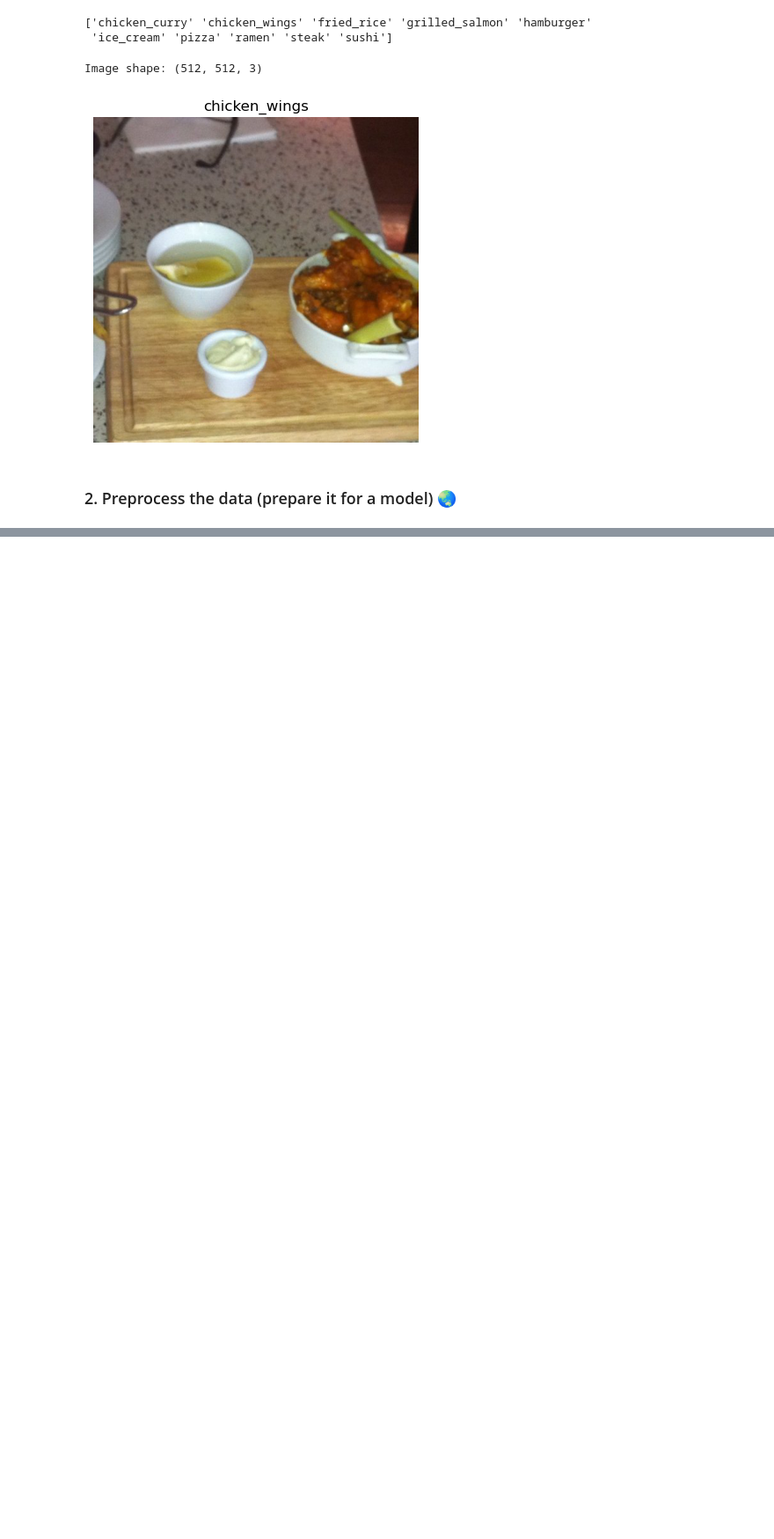
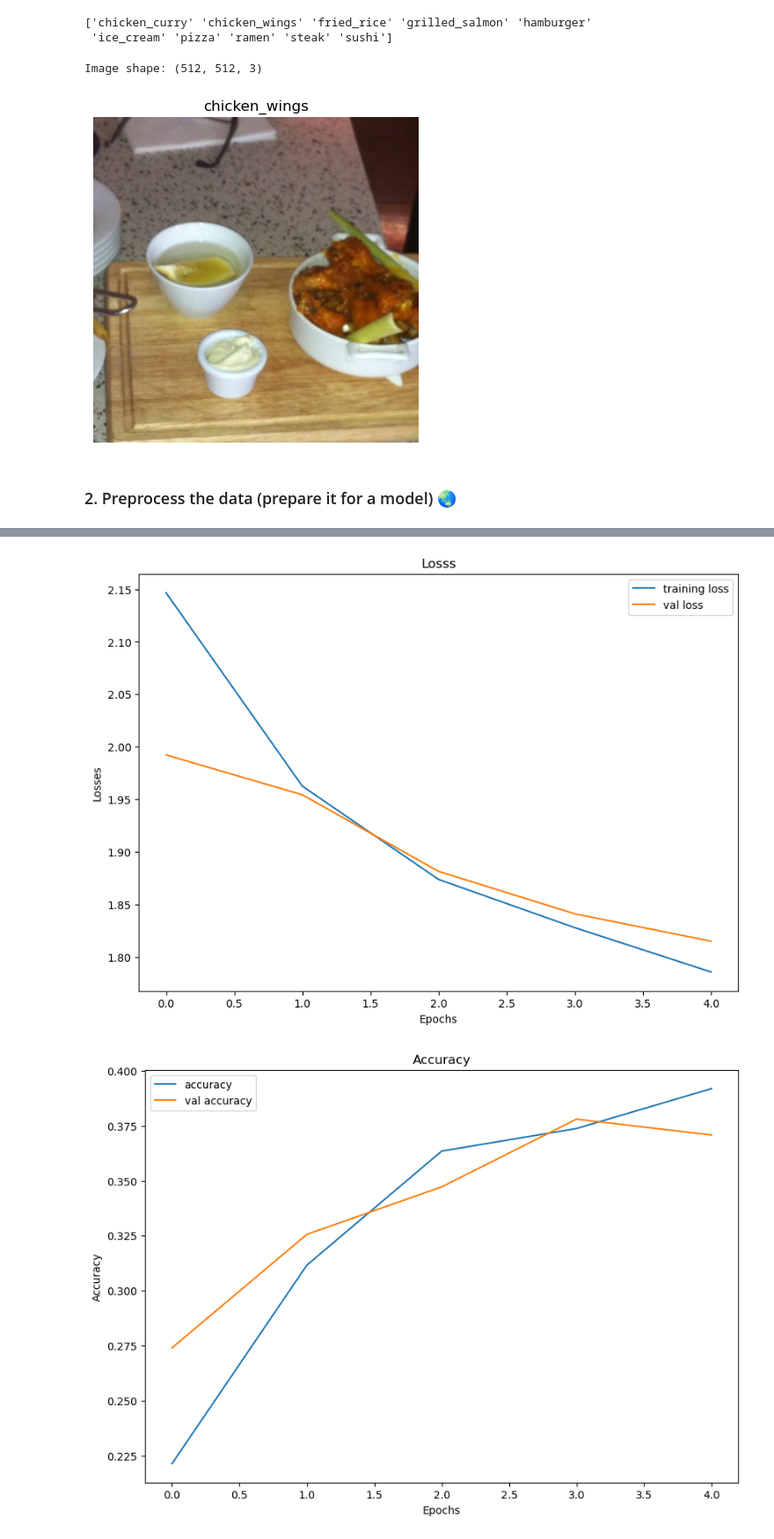
Before and after one commit to KCLTLH/NeuralNetwork_SelfLearn, a Jupyter notebook: 006ComputerVisionMultiClass.ipynb, the cells around one changed output, grey strips where cells are left out. Shown at 88% size. Saved outputs shown, nothing was run; the diff lists cells and outputs as text; code cells hidden in the pictures; blank space fills up the shorter version.

```diff
--- a/006ComputerVisionMultiClass.ipynb
+++ b/006ComputerVisionMultiClass.ipynb
@@ -85,0 +250,11 @@ Image shape: (512, 512, 3)
+# %%
+# Create ImageDataGenerator training instance with data augmentation
+train_datagen_augemntation = ImageDataGenerator(rescale=1/225.,
+                                rotation_range=0.2,
+                                shear_range=0.2,
+                                zoom_range=0.2,
+                                horizontal_flip=True)
+# %%
+train_data_augmented = train_datagen_augemntation.flow_from_directory(train_dir,
+                                                                   target_size=(224, 224),
+                                                                   shuffle=True) # Don't shuffle as False
@@ -85,0 +263,26 @@ Image shape: (512, 512, 3)
+# %%
+# Let's create another model but this time we'll fit it on augmented training data
+model_3 = tf.keras.Sequential([
+    tf.keras.layers.Conv2D(10, 3, activation="relu", input_shape=(224, 224, 3)),
+    tf.keras.layers.MaxPool2D(pool_size=2),
+    tf.keras.layers.Conv2D(10, 3, activation="relu"),
+    tf.keras.layers.MaxPool2D(),
+    tf.keras.layers.Conv2D(10, 3, activation="relu"),
+    tf.keras.layers.MaxPool2D(),
+    tf.keras.layers.Flatten(),
+    tf.keras.layers.Dense(10, activation="softmax") # 10 outputs. Hence, we use 10 here instead.
+])
+
+# Compile the model
+model_3.compile(
+    loss=tf.keras.losses.categorical_crossentropy,
+    optimizer=tf.keras.optimizers.legacy.Adam(),
+    metrics=["accuracy"]
+)
+# %%
+# Fit the model
+history_3 = model_3.fit(train_data_augmented,
+                        epochs=5,
+                        steps_per_epoch=len(train_data_augmented),
+                        validation_data=test_data,
+                        validation_steps=len(test_data))
@@ -85,0 +304,5 @@ Image shape: (512, 512, 3)
+# %%
+plot_loss(history_3)
+# %% [output]
+[figure, added]
+[figure, added]
```
Also changed, not shown: parts of 17 cells of this notebook.
